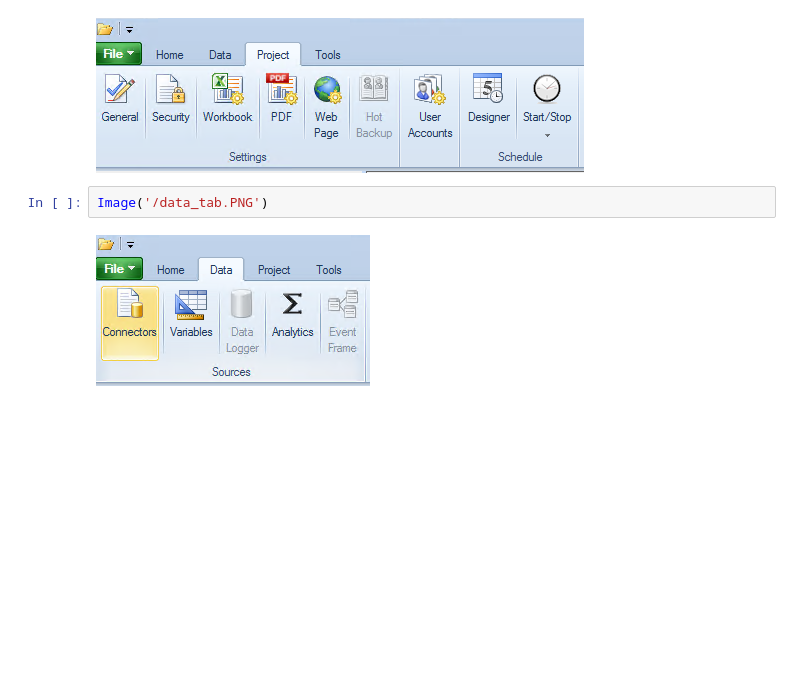
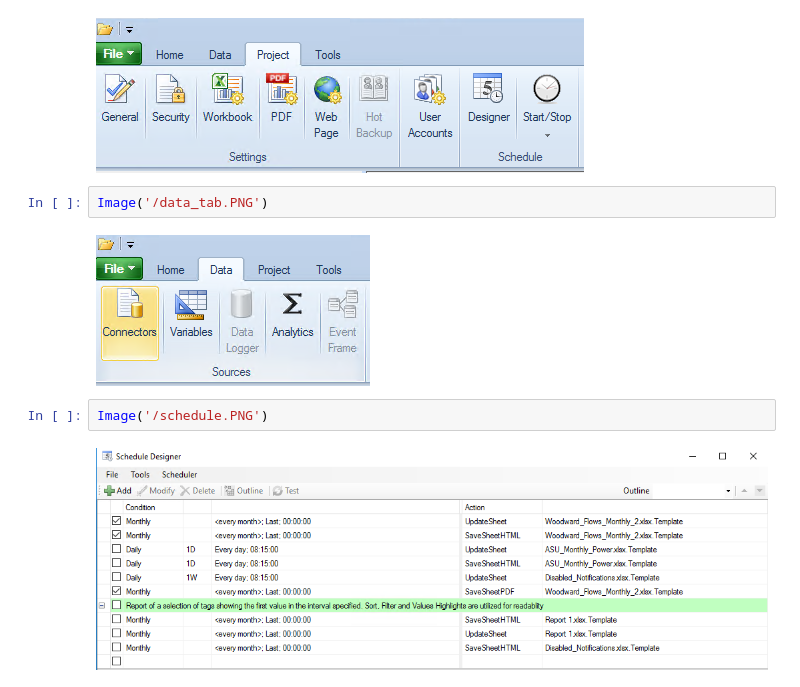
Before and after one commit to GabeMaldonado/JupyterNotebooks, a Jupyter notebook: XLRep.ipynb, the cells around one changed output. Drawn from its saved outputs; the diff is of its cells as text; blank space fills up the shorter version.

```diff
--- a/XLRep.ipynb
+++ b/XLRep.ipynb
@@ -13,3 +13,7 @@ Image('/project_tab.PNG')
 Image('/data_tab.PNG')
 # %% [output]
 [figure]
+# %%
+Image('/schedule.PNG')
+# %% [output]
+[figure, added]
```
